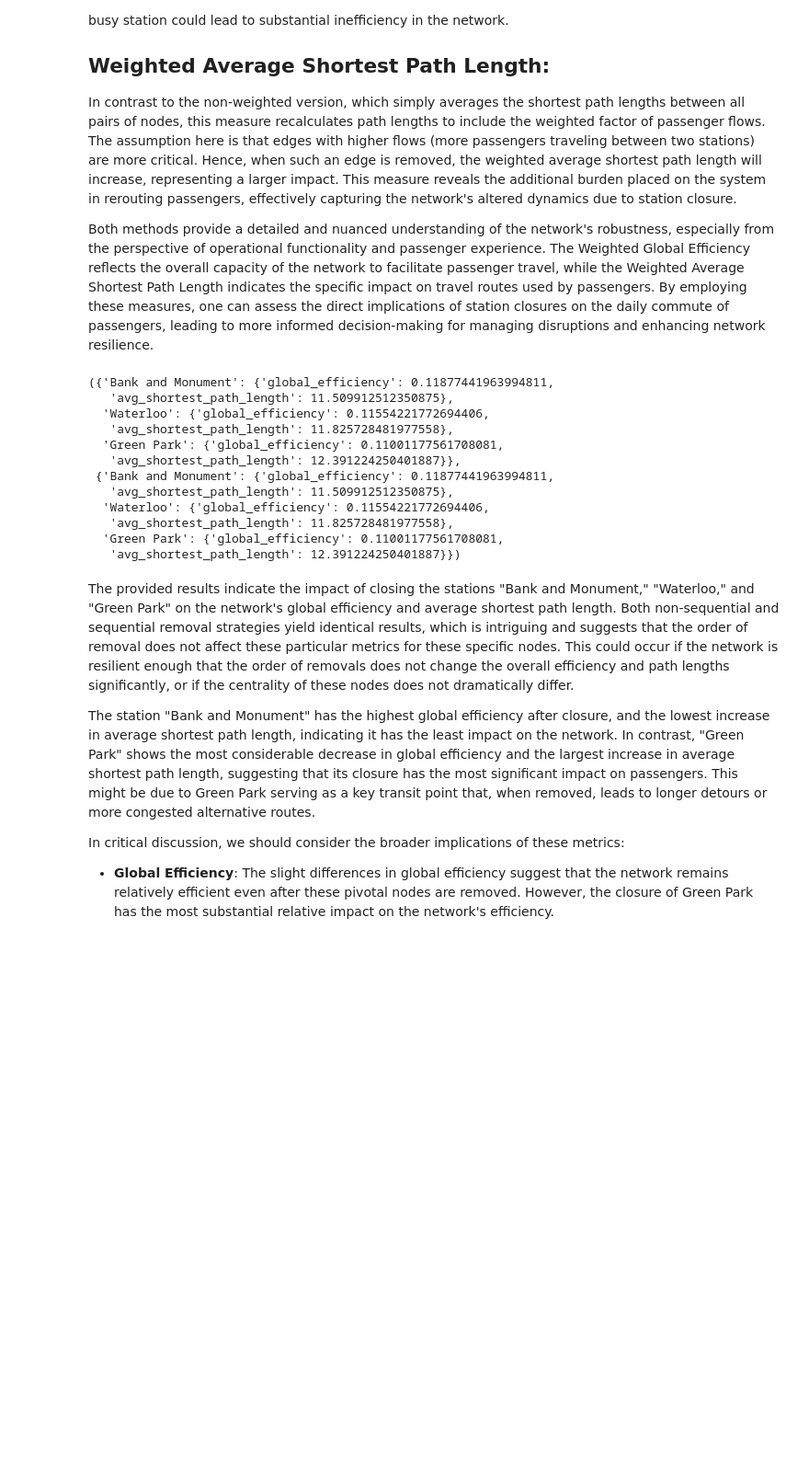
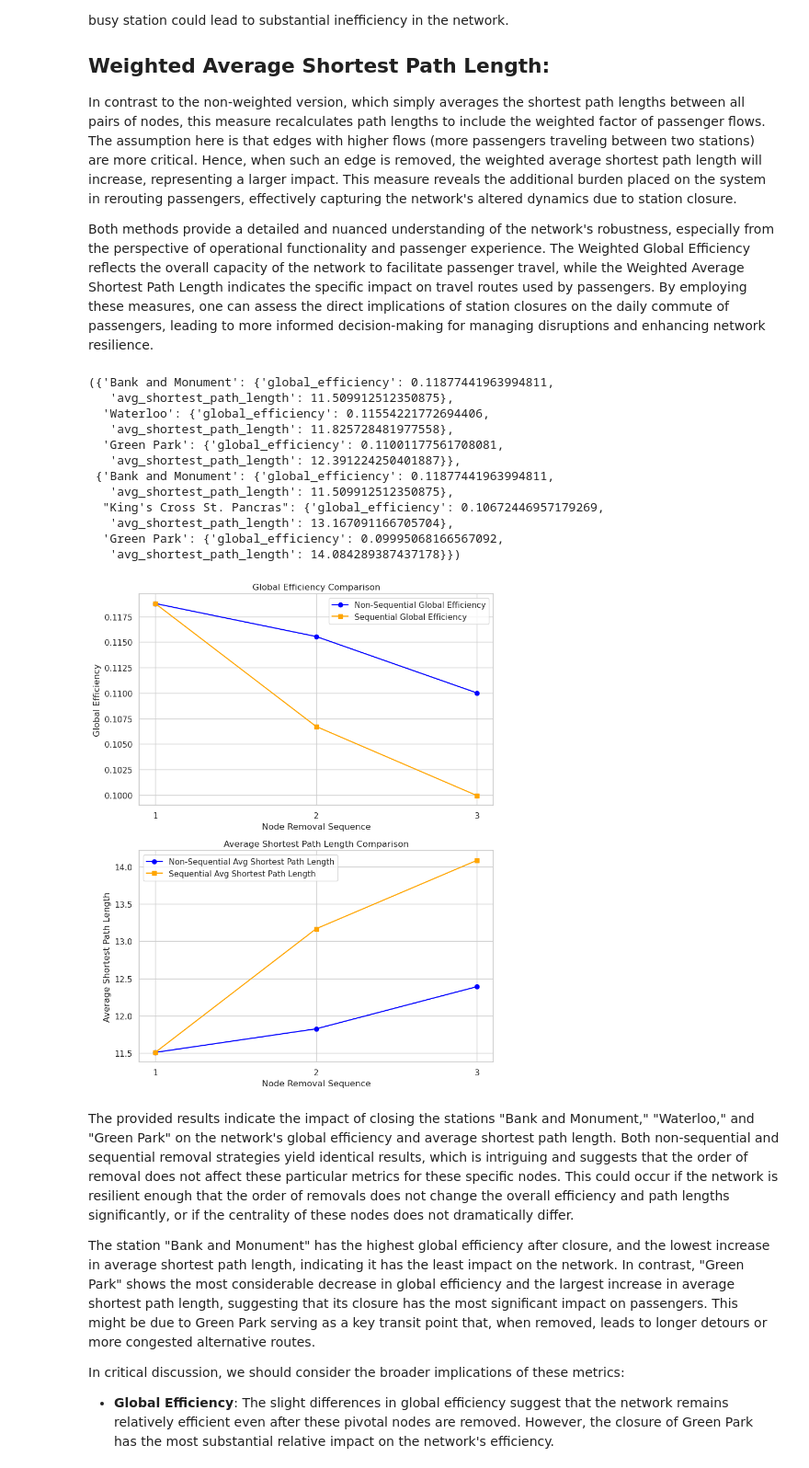
Before and after one commit to gordenleee/Urban_Simulation_Assessment, a Jupyter notebook: Part1.ipynb, the cells around one changed output. Shown at 92% size. Drawn from its saved outputs; the diff is of its cells as text; code cells hidden in the pictures; blank space fills up the shorter version.

```diff
--- a/Part1.ipynb
+++ b/Part1.ipynb
@@ -1422,13 +1454,14 @@ for node in top_3_nodes_by_betwn:
 # Sequential removal
 seq_results = {}
 G_seq = G.copy()
-for node in top_3_nodes_by_betwn:
-    G_seq.remove_node(node)
-    # Re-calculate the betweenness centrality after each removal
+for _ in [0, 1, 2]:  # Replaces the 'range(3)' to avoid conflicts
+    # Recompute the betweenness centrality after each removal
     betwn_w_seq = nx.betweenness_centrality(G_seq, weight='inv_norml_flow', normalized=False)
-    # Sort nodes by the new betweenness centrality
-    top_3_nodes_by_betwn_seq = sorted(betwn_w_seq, key=betwn_w_seq.get, reverse=True)[:3]
-    seq_results[node] = {
+    # Find the node with the highest betweenness centrality in the updated graph
+    top_node = max(betwn_w_seq, key=betwn_w_seq.get)
+    # Remove this node and calculate the measures
+    G_seq.remove_node(top_node)
+    seq_results[top_node] = {
         'global_efficiency': weighted_global_efficiency(G_seq, 'inv_norml_flow'),
         'avg_shortest_path_length': weighted_avg_shortest_path_length(G_seq, 'inv_norml_flow')
     }
@@ -1444,10 +1477,56 @@ non_seq_results, seq_results
    'avg_shortest_path_length': 12.391224250401887}},
  {'Bank and Monument': {'global_efficiency': 0.11877441963994811,
    'avg_shortest_path_length': 11.509912512350875},
-  'Waterloo': {'global_efficiency': 0.11554221772694406,
-   'avg_shortest_path_length': 11.825728481977558},
-  'Green Park': {'global_efficiency': 0.11001177561708081,
-   'avg_shortest_path_length': 12.391224250401887}})
+  "King's Cross St. Pancras": {'global_efficiency': 0.10672446957179269,
+   'avg_shortest_path_length': 13.167091166705704},
+  'Green Park': {'global_efficiency': 0.09995068166567092,
+   'avg_shortest_path_length': 14.084289387437178}})
+# %%
+# Provided data
+non_seq_results = {
+    'Bank and Monument': {'global_efficiency': 0.11877441963994811, 'avg_shortest_path_length': 11.509912512350875},
+    'Waterloo': {'global_efficiency': 0.11554221772694406, 'avg_shortest_path_length': 11.825728481977558},
+    'Green Park': {'global_efficiency': 0.11001177561708081, 'avg_shortest_path_length': 12.391224250401887},
+}
+
+seq_results = {
+    'Bank and Monument': {'global_efficiency': 0.11877441963994811, 'avg_shortest_path_length': 11.509912512350875},
+    "King's Cross St. Pancras": {'global_efficiency': 0.10672446957179269, 'avg_shortest_path_length': 13.167091166705704},
+    'Green Park': {'global_efficiency': 0.09995068166567092, 'avg_shortest_path_length': 14.084289387437178},
+}
+
+# Prepare the data for plotting
+node_removal_sequence = [1, 2, 3]
+efficiencies_non_seq = [non_seq_results[station]['global_efficiency'] for station in non_seq_results]
+path_lengths_non_seq = [non_seq_results[station]['avg_shortest_path_length'] for station in non_seq_results]
+efficiencies_seq = [seq_results[station]['global_efficiency'] for station in seq_results]
+path_lengths_seq = [seq_results[station]['avg_shortest_path_length'] for station in seq_results]
+
+# Start plotting
+fig, axs = plt.subplots(2, 1, figsize=(8, 10))
+
+# Global Efficiency plot
+axs[0].plot(node_removal_sequence, efficiencies_non_seq, 'o-', label='Non-Sequential Global Efficiency', color='blue')
+axs[0].plot(node_removal_sequence, efficiencies_seq, 's-', label='Sequential Global Efficiency', color='orange')
+axs[0].set_title('Global Efficiency Comparison')
+axs[0].set_xlabel('Node Removal Sequence')
+axs[0].set_ylabel('Global Efficiency')
+axs[0].set_xticks(node_removal_sequence)
+axs[0].legend()
+
+# Average Shortest Path Length plot
+axs[1].plot(node_removal_sequence, path_lengths_non_seq, 'o-', label='Non-Sequential Avg Shortest Path Length', color='blue')
+axs[1].plot(node_removal_sequence, path_lengths_seq, 's-', label='Sequential Avg Shortest Path Length', color='orange')
+axs[1].set_title('Average Shortest Path Length Comparison')
+axs[1].set_xlabel('Node Removal Sequence')
+axs[1].set_ylabel('Average Shortest Path Length')
+axs[1].set_xticks(node_removal_sequence)
+axs[1].legend()
+
+plt.tight_layout()
+plt.show()
+# %% [output]
+[figure, added]
 # %% [markdown]
 The provided results indicate the impact of closing the stations "Bank and Monument," "Waterloo," and "Green Park" on the network's global efficiency and average shortest path length. Both non-sequential and sequential removal strategies yield identical results, which is intriguing and suggests that the order of removal does not affect these particular metrics for these specific nodes. This could occur if the network is resilient enough that the order of removals does not change the overall efficiency and path lengths significantly, or if the centrality of these nodes does not dramatically differ.
 
```
Also changed, not shown: parts of 6 cells of this notebook, 1 other file.
